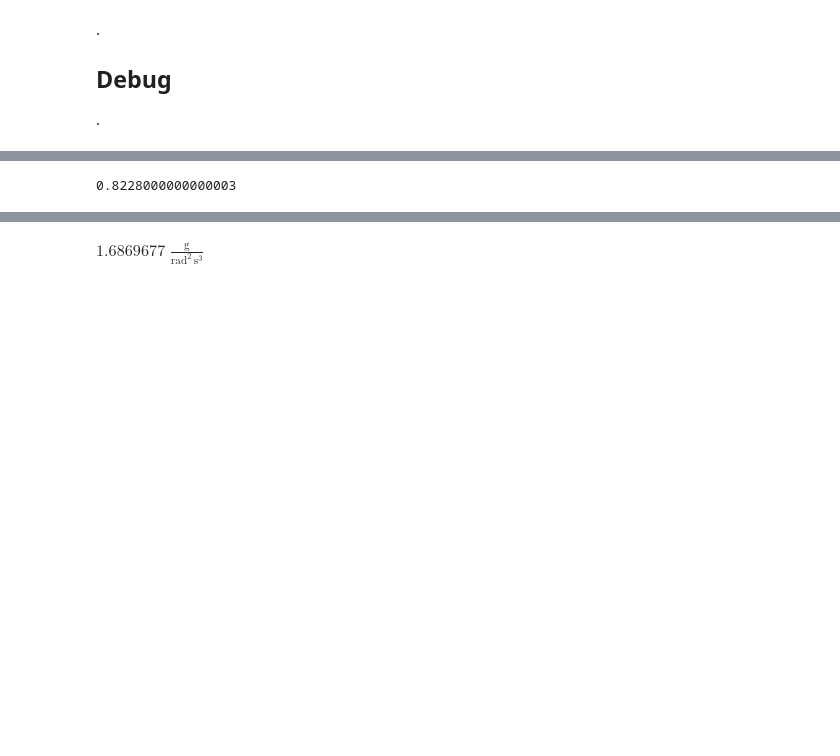
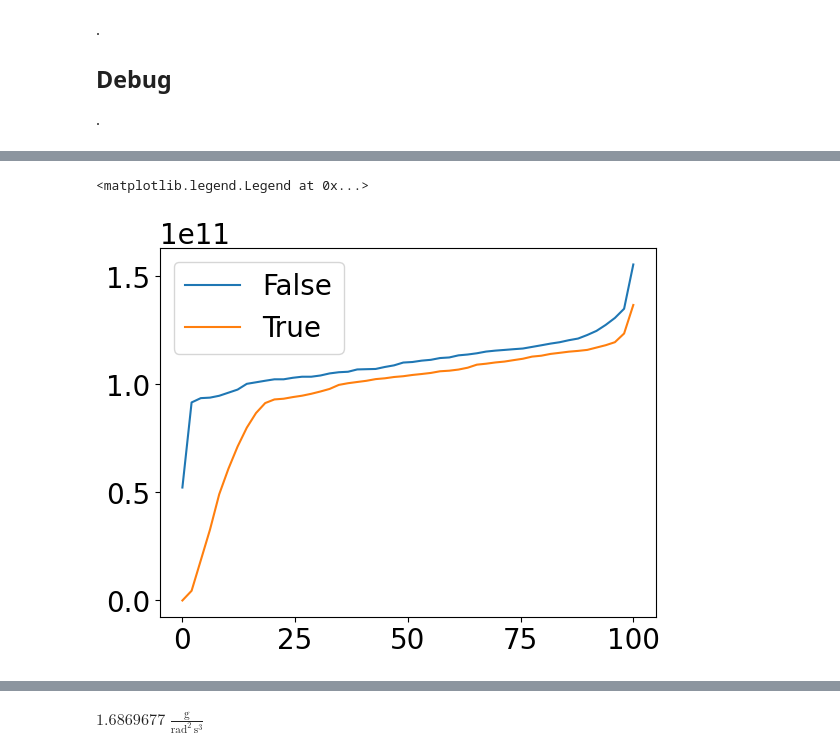
Before and after one commit to chunliangmu/RTinCEE-scripts-2024, a Jupyter notebook: script_LCGen.ipynb, the cells around one changed output, grey strips where cells are left out. Cells and saved outputs as stored; diff of their text form; code cells hidden in the pictures; blank space fills up the shorter version.

```diff
--- a/script_LCGen.ipynb
+++ b/script_LCGen.ipynb
@@ -2179,15 +2184,11 @@ Time Used: 0:00:37.585584
-# %%
-nsample = 10
-kernel_rad = 1.0
-dx = 2*kernel_rad / nsample
-x = np.linspace(-kernel_rad-dx/2, kernel_rad+dx/2, nsample+1, endpoint=True)
-y = x**2
-s = 0
-for i in range(nsample):
-    s += y[i] * dx
-s
-# %% [output]
-0.8228000000000003
+# %%
+x = np.linspace(0., 100.)
+for key in rads_dict:
+    plt.plot(x, np.percentile(rads_dict[key],x), label=key)
+plt.legend()
+# %% [output]
+<matplotlib.legend.Legend at 0x...>
+[figure, added]
 # %%
 kernel_col_sar = kernel.get_column_kernel_func(1000)
 kernel_col_max = kernel_col_sar(0, 3)
```
Also changed, not shown: parts of 8 cells of this notebook.
